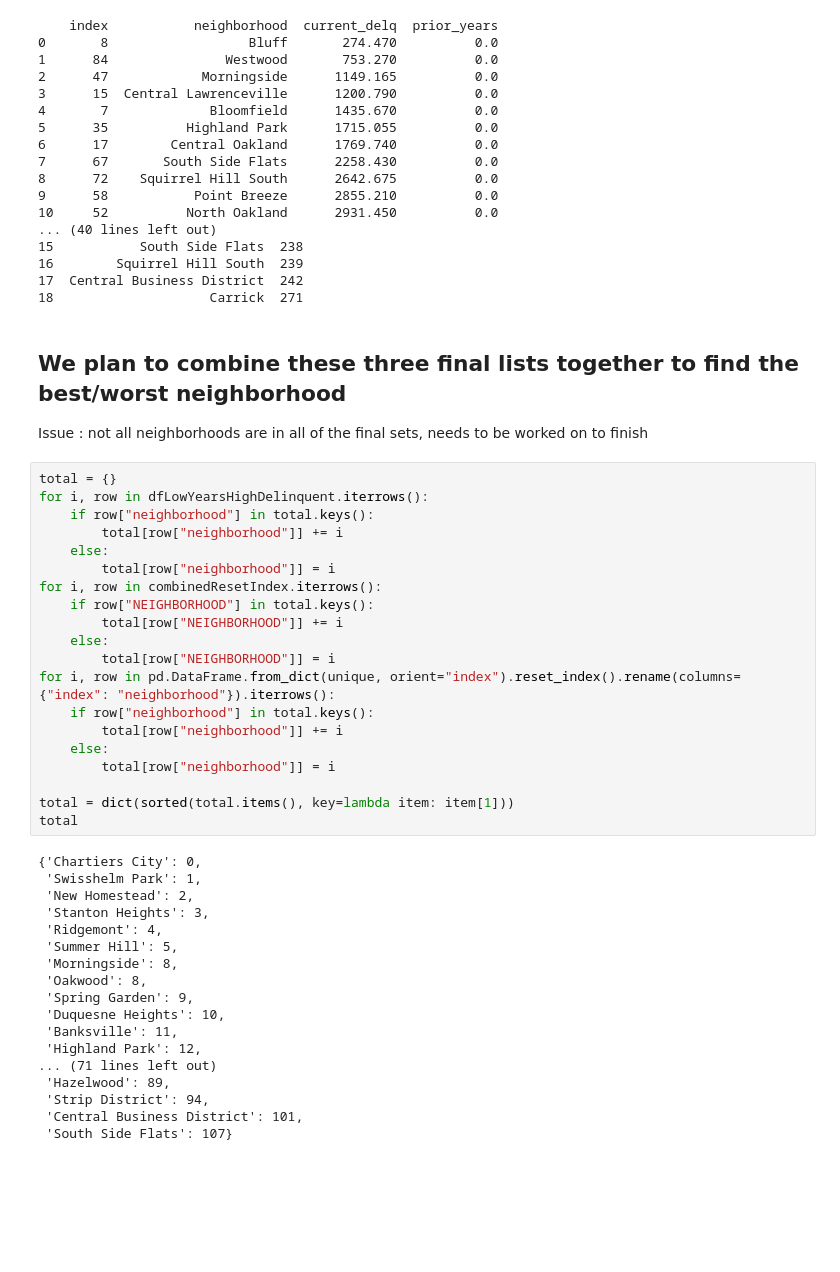
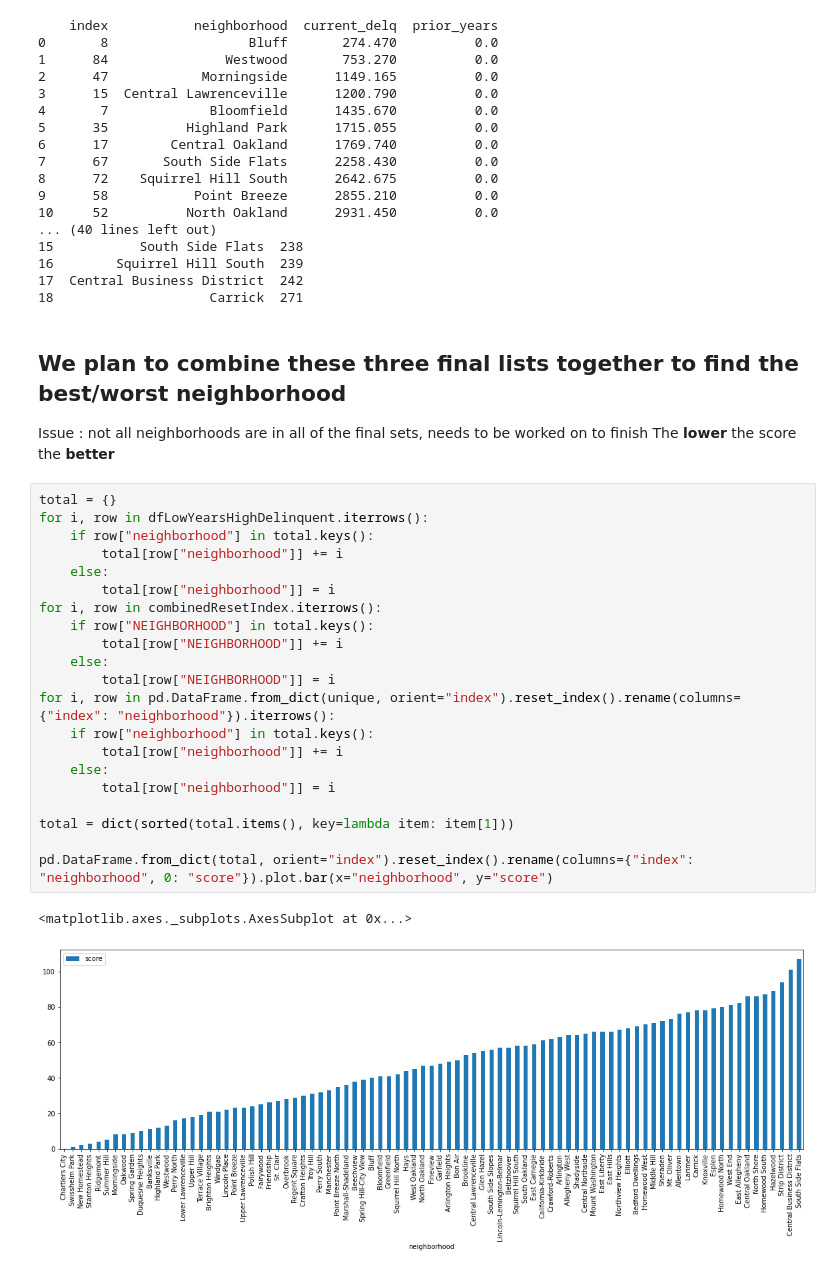
Before and after one commit to grahamsmith0/final-project, a Jupyter notebook: final.ipynb, the cells around one changed output. Drawn from its saved outputs; the diff is of its cells as text; blank space fills up the shorter version.

Commit message:
add graph to final

```diff
--- a/final.ipynb
+++ b/final.ipynb
@@ -607,41 +607,28 @@ print(pd.DataFrame.from_dict(unique, orient="index").reset_index().rename(column
 # %% [markdown]
 ## We plan to combine these three final lists together to find the best/worst neighborhood
 Issue : not all neighborhoods are in all of the final sets, needs to be worked on to finish
+The **lower** the score the **better**
 # %%
 total = {}
 for i, row in dfLowYearsHighDelinquent.iterrows():
     if row["neighborhood"] in total.keys():
         total[row["neighborhood"]] += i
     else:
         total[row["neighborhood"]] = i
 for i, row in combinedResetIndex.iterrows():
     if row["NEIGHBORHOOD"] in total.keys():
         total[row["NEIGHBORHOOD"]] += i
     else:
         total[row["NEIGHBORHOOD"]] = i
 for i, row in pd.DataFrame.from_dict(unique, orient="index").reset_index().rename(columns={"index": "neighborhood"}).iterrows():
     if row["neighborhood"] in total.keys():
         total[row["neighborhood"]] += i
     else:
         total[row["neighborhood"]] = i
 
 total = dict(sorted(total.items(), key=lambda item: item[1]))
-total
+
+pd.DataFrame.from_dict(total, orient="index").reset_index().rename(columns={"index": "neighborhood", 0: "score"}).plot.bar(x="neighborhood", y="score")
 # %% [output]
-{'Chartiers City': 0,
- 'Swisshelm Park': 1,
- 'New Homestead': 2,
- 'Stanton Heights': 3,
- 'Ridgemont': 4,
- 'Summer Hill': 5,
- 'Morningside': 8,
- 'Oakwood': 8,
- 'Spring Garden': 9,
- 'Duquesne Heights': 10,
- 'Banksville': 11,
- 'Highland Park': 12,
-... (71 lines left out)
- 'Hazelwood': 89,
- 'Strip District': 94,
- 'Central Business District': 101,
- 'South Side Flats': 107}
+<matplotlib.axes._subplots.AxesSubplot at 0x...>
+[figure, added]
```
